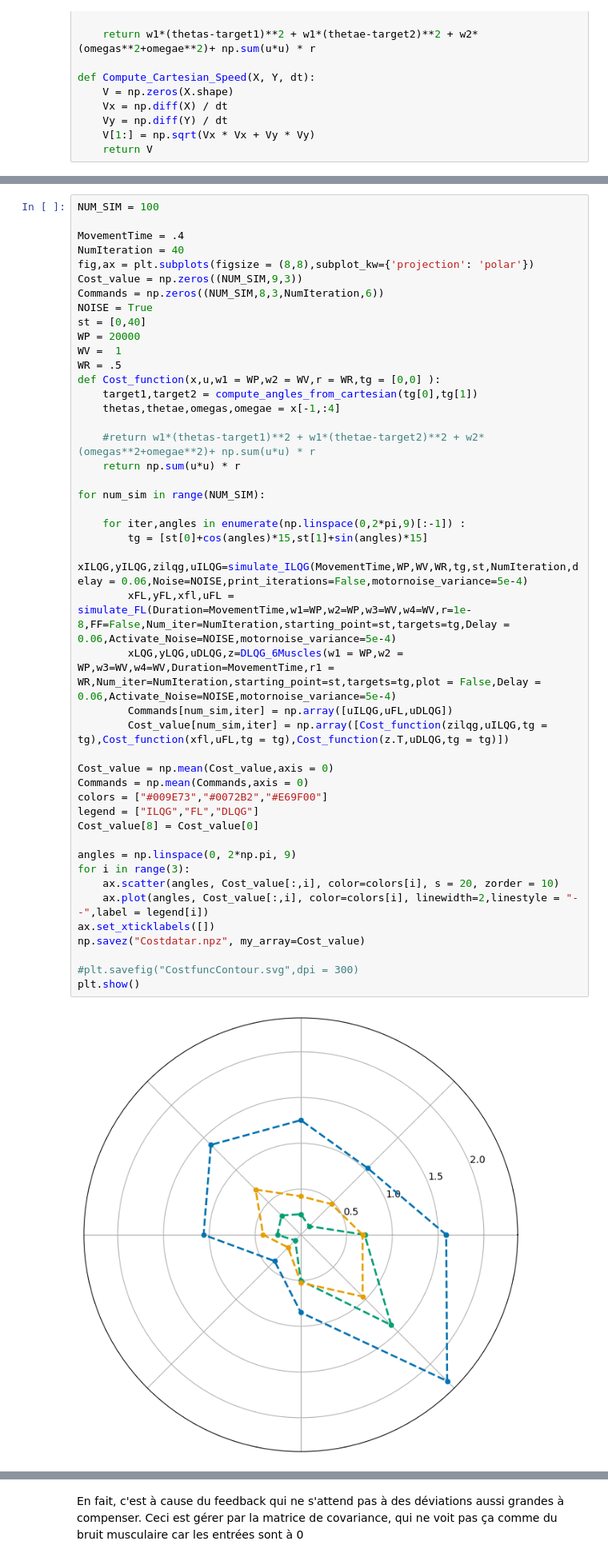
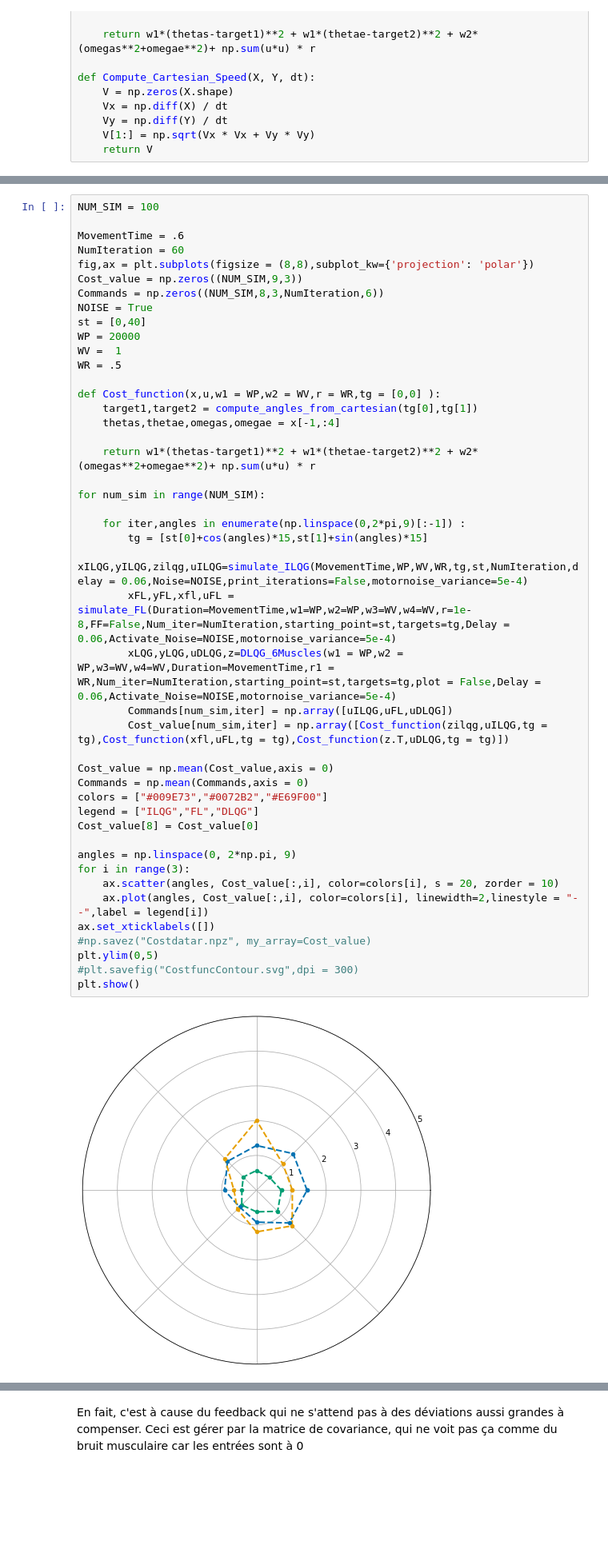
Before and after one commit to AlexandreThy/PhD, a Jupyter notebook: CurrentParts/PaperPlot.ipynb, the cells around one changed output, grey strips where cells are left out. Shown at 80% size. Drawn from its saved outputs; the diff is of its cells as text; blank space fills up the shorter version.

```diff
--- a/CurrentParts/PaperPlot.ipynb
+++ b/CurrentParts/PaperPlot.ipynb
@@ -232,8 +234,8 @@ plt.show()
 # %%
 NUM_SIM = 100
 
-MovementTime = .4
-NumIteration = 40
+MovementTime = .6
+NumIteration = 60
 fig,ax = plt.subplots(figsize = (8,8),subplot_kw={'projection': 'polar'})
 Cost_value = np.zeros((NUM_SIM,9,3))
 Commands = np.zeros((NUM_SIM,8,3,NumIteration,6))
@@ -242,37 +244,37 @@ st = [0,40]
 WP = 20000
 WV =  1
 WR = .5
+
 def Cost_function(x,u,w1 = WP,w2 = WV,r = WR,tg = [0,0] ):
     target1,target2 = compute_angles_from_cartesian(tg[0],tg[1])
     thetas,thetae,omegas,omegae = x[-1,:4]
 
-    #return w1*(thetas-target1)**2 + w1*(thetae-target2)**2 + w2*(omegas**2+omegae**2)+ np.sum(u*u) * r
-    return np.sum(u*u) * r
+    return w1*(thetas-target1)**2 + w1*(thetae-target2)**2 + w2*(omegas**2+omegae**2)+ np.sum(u*u) * r
 
 for num_sim in range(NUM_SIM):
 
     for iter,angles in enumerate(np.linspace(0,2*pi,9)[:-1]) :
         tg = [st[0]+cos(angles)*15,st[1]+sin(angles)*15]
         xILQG,yILQG,zilqg,uILQG=simulate_ILQG(MovementTime,WP,WV,WR,tg,st,NumIteration,delay = 0.06,Noise=NOISE,print_iterations=False,motornoise_variance=5e-4)
         xFL,yFL,xfl,uFL = simulate_FL(Duration=MovementTime,w1=WP,w2=WP,w3=WV,w4=WV,r=1e-8,FF=False,Num_iter=NumIteration,starting_point=st,targets=tg,Delay = 0.06,Activate_Noise=NOISE,motornoise_variance=5e-4)
         xLQG,yLQG,uDLQG,z=DLQG_6Muscles(w1 = WP,w2 = WP,w3=WV,w4=WV,Duration=MovementTime,r1 = WR,Num_iter=NumIteration,starting_point=st,targets=tg,plot = False,Delay = 0.06,Activate_Noise=NOISE,motornoise_variance=5e-4)
         Commands[num_sim,iter] = np.array([uILQG,uFL,uDLQG])
         Cost_value[num_sim,iter] = np.array([Cost_function(zilqg,uILQG,tg = tg),Cost_function(xfl,uFL,tg = tg),Cost_function(z.T,uDLQG,tg = tg)])
 
 Cost_value = np.mean(Cost_value,axis = 0)
 Commands = np.mean(Commands,axis = 0)
 colors = ["#009E73","#0072B2","#E69F00"]
 legend = ["ILQG","FL","DLQG"]
 Cost_value[8] = Cost_value[0]
 
 angles = np.linspace(0, 2*np.pi, 9)
 for i in range(3):
     ax.scatter(angles, Cost_value[:,i], color=colors[i], s = 20, zorder = 10)
     ax.plot(angles, Cost_value[:,i], color=colors[i], linewidth=2,linestyle = "--",label = legend[i])
 ax.set_xticklabels([])
-np.savez("Costdatar.npz", my_array=Cost_value)
-
+#np.savez("Costdatar.npz", my_array=Cost_value)
+plt.ylim(0,5)
 #plt.savefig("CostfuncContour.svg",dpi = 300)
 plt.show()
 # %% [output]
-[figure, old version]
+[figure, new version]
```
Also changed, not shown: parts of 18 cells of this notebook.
